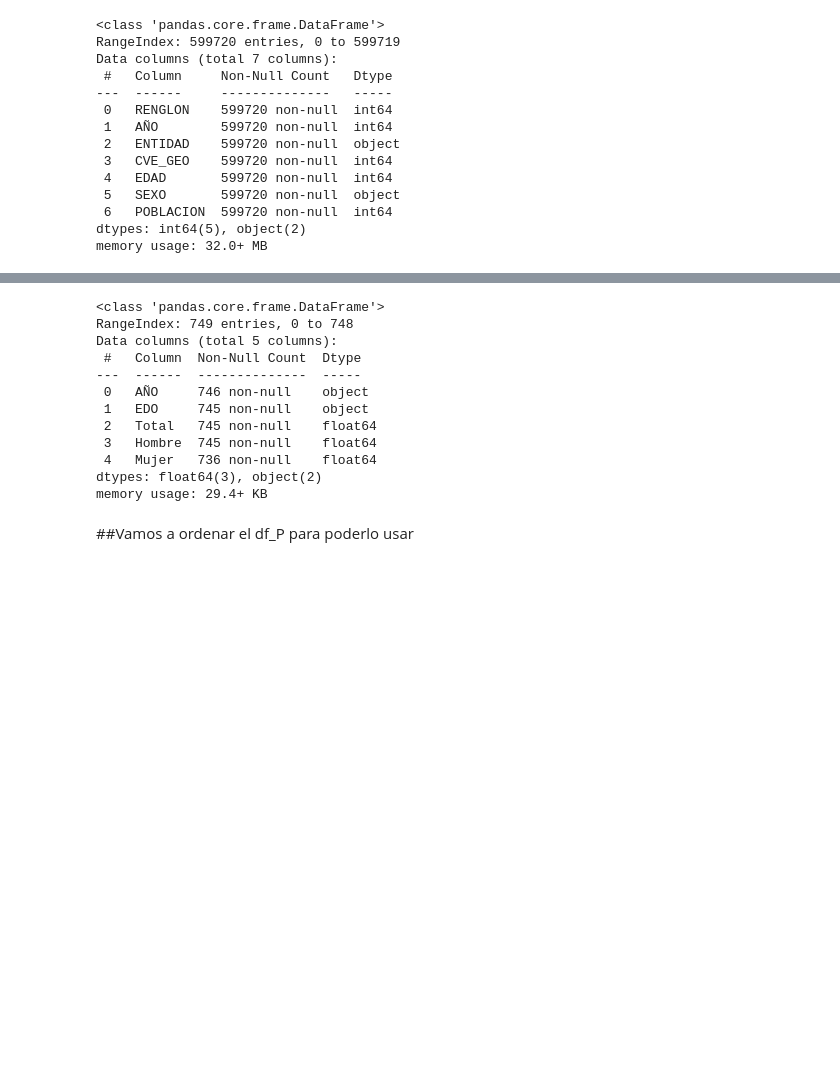
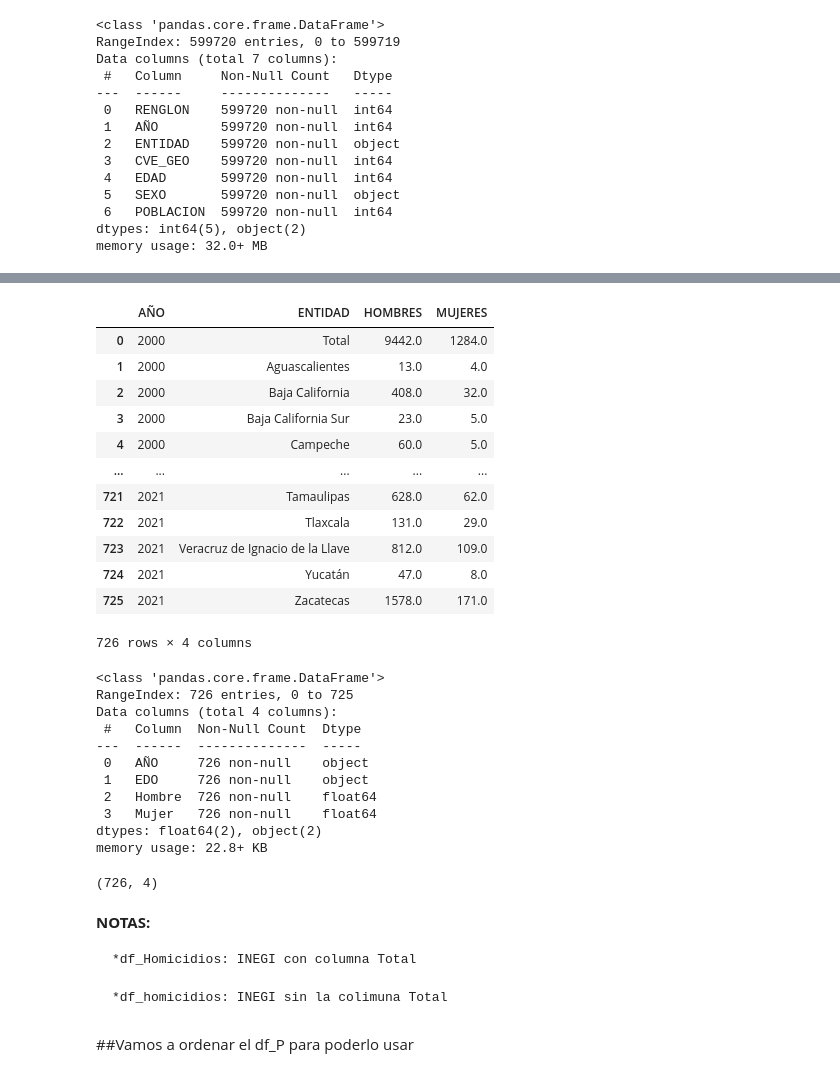
Before and after one commit to FreMeli/ASE_1, a Jupyter notebook: EDO_SEXO_LIMPIO.ipynb, the cells around one changed output, grey strips where cells are left out. Cells and saved outputs as stored; diff of their text form; code cells hidden in the pictures; blank space fills up the shorter version.

```diff
--- a/EDO_SEXO_LIMPIO.ipynb
+++ b/EDO_SEXO_LIMPIO.ipynb
@@ -66,0 +106,3 @@ df.head(10) #Para ver las primeras 10 filas
+# %%
+df_homicidios.drop(df_homicidios.index[727:732], inplace=True) #Estamos eliminado las filas del final que no nos sirven
+df_homicidios.tail(5)
@@ -66,0 +116,3 @@ df.head(10) #Para ver las primeras 10 filas
+# %%
+df_homicidios.drop(df_homicidios.index[726], inplace=True) #Estamos eliminado las filas del final que no nos sirven
+df_homicidios.tail(5)
@@ -67,15 +126,35 @@ df.head(10) #Para ver las primeras 10 filas
+# %%
+df_homicidios.rename({'EDO': 'ENTIDAD', 'Hombre': 'HOMBRES','Mujer': 'MUJERES' }, axis=1, inplace=True)
+df_homicidios
+# %% [output]
+|  | AÑO | ENTIDAD | HOMBRES | MUJERES |
+| 0 | 2000 | Total | 9442.0 | 1284.0 |
+| 1 | 2000 | Aguascalientes | 13.0 | 4.0 |
+| 2 | 2000 | Baja California | 408.0 | 32.0 |
+| 3 | 2000 | Baja California Sur | 23.0 | 5.0 |
+| 4 | 2000 | Campeche | 60.0 | 5.0 |
+| ... | ... | ... | ... | ... |
+| 721 | 2021 | Tamaulipas | 628.0 | 62.0 |
+| 722 | 2021 | Tlaxcala | 131.0 | 29.0 |
+| 723 | 2021 | Veracruz de Ignacio de la Llave | 812.0 | 109.0 |
+| 724 | 2021 | Yucatán | 47.0 | 8.0 |
+| 725 | 2021 | Zacatecas | 1578.0 | 171.0 |
+726 rows × 4 columns
 # %%
-df.info()
+df_homicidios.info()
 # %% [output]
 <class 'pandas.core.frame.DataFrame'>
-RangeIndex: 749 entries, 0 to 748
-Data columns (total 5 columns):
+RangeIndex: 726 entries, 0 to 725
+Data columns (total 4 columns):
  #   Column  Non-Null Count  Dtype
 ---  ------  --------------  -----
- 0   AÑO     746 non-null    object
- 1   EDO     745 non-null    object
- 2   Total   745 non-null    float64
- 3   Hombre  745 non-null    float64
- 4   Mujer   736 non-null    float64
-dtypes: float64(3), object(2)
-memory usage: 29.4+ KB
+ 0   AÑO     726 non-null    object
+ 1   EDO     726 non-null    object
+ 2   Hombre  726 non-null    float64
+ 3   Mujer   726 non-null    float64
+dtypes: float64(2), object(2)
+memory usage: 22.8+ KB
+# %%
+df_homicidios.shape
+# %% [output]
+(726, 4)
@@ -82,3 +163,9 @@ memory usage: 29.4+ KB
+# %% [markdown]
+**NOTAS:**
+
+    *df_Homicidios: INEGI con columna Total
+
+    *df_homicidios: INEGI sin la colimuna Total
 # %% [markdown]
 ##Vamos a ordenar el df_P para poderlo usar
 # %%
```
Also changed, not shown: parts of 14 cells of this notebook.
